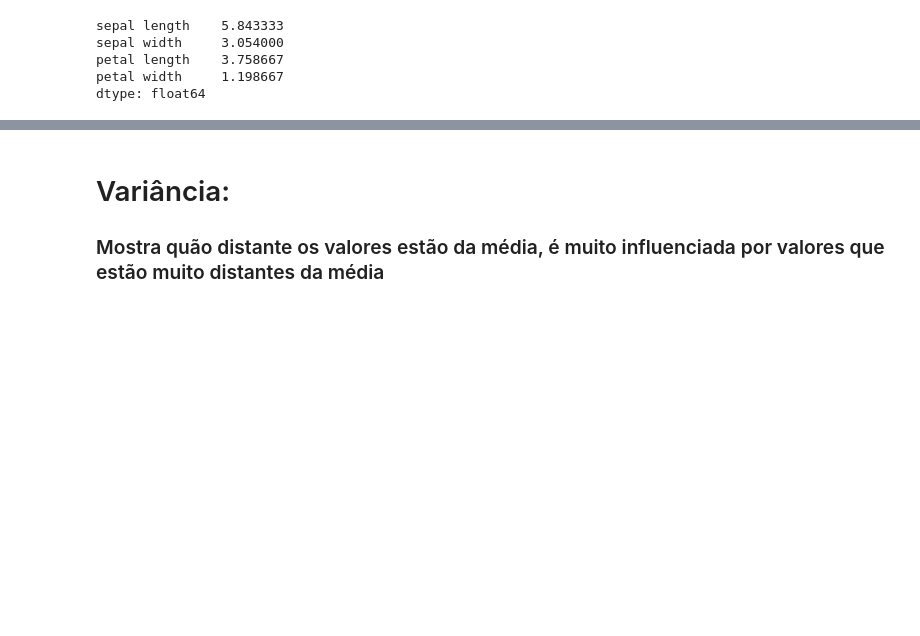
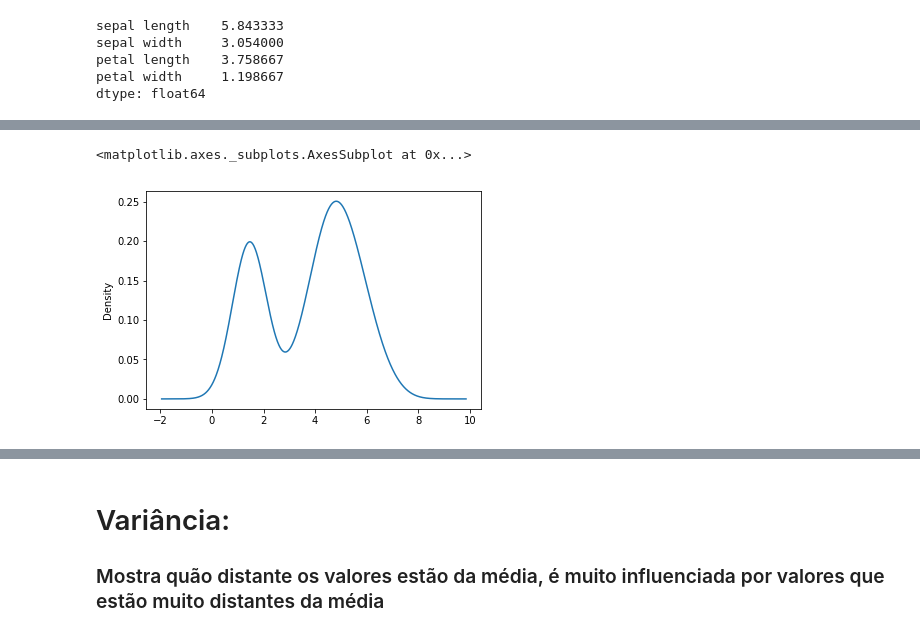
Before and after one commit to lauraDamacenoAlmeida/An-lise-Iris, a Jupyter notebook: Análise Iris.ipynb, the cells around one changed output, grey strips where cells are left out. Saved outputs shown, nothing was run; the diff lists cells and outputs as text; code cells hidden in the pictures; blank space fills up the shorter version.

```diff
--- a/Análise Iris.ipynb
+++ b/Análise Iris.ipynb
@@ -106,0 +96,5 @@ dtype: float64
+# %%
+df['petal length'].plot('kde')
+# %% [output]
+<matplotlib.axes._subplots.AxesSubplot at 0x...>
+[figure, added]
```
Also changed, not shown: parts of 76 cells of this notebook, 2 other files.
